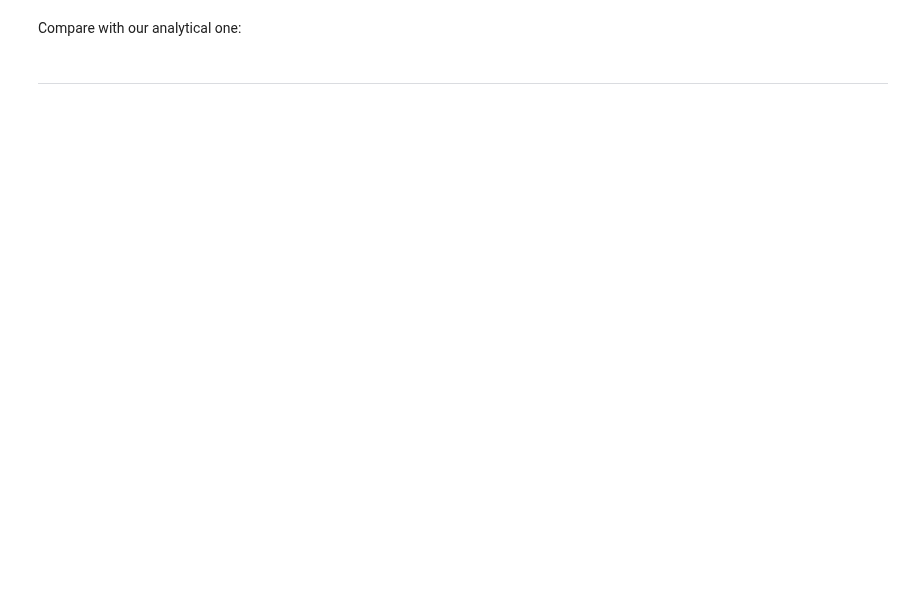
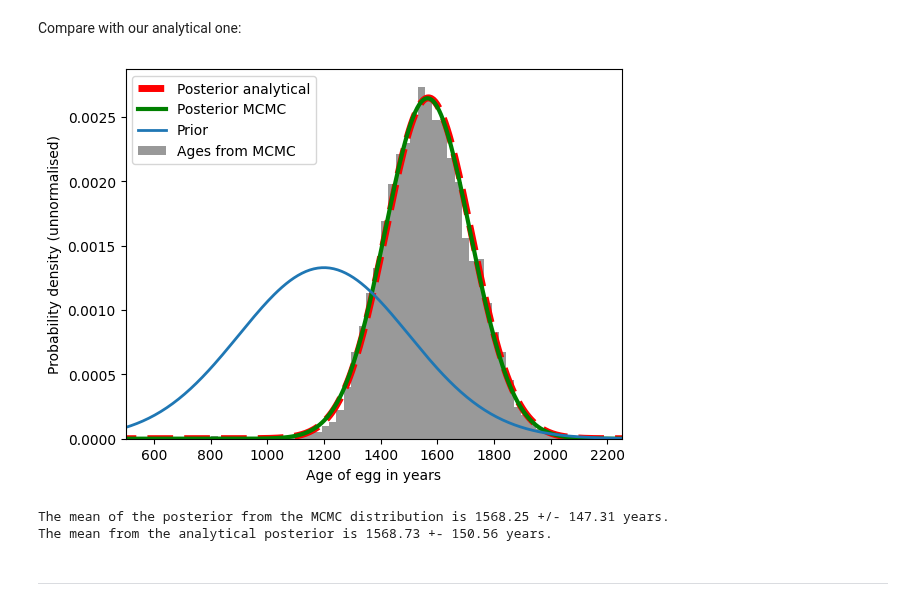
Before and after one commit to Clarke-Henshaw-Miles/extra, a Jupyter notebook: DATA SCIENCE/Chapter7Attempt.ipynb, the cells around one changed output. Drawn from its saved outputs; the diff is of its cells as text; code cells hidden in the pictures; blank space fills up the shorter version.

```diff
--- a/DATA SCIENCE/Chapter7Attempt.ipynb
+++ b/DATA SCIENCE/Chapter7Attempt.ipynb
@@ -217,11 +217,24 @@ Compare with our analytical one:
 # %%
 #analytical expression from chapter 6
 X_hat = 1568.73
 X_error_on_mean = 150.56
 posterior_ana = norm.pdf(x, X_hat, X_error_on_mean)
 
-plt.plot(x, posterior_ana, c='red', lw=3, label='Posterior analytical')
-plt.plot(x, posterior_mcmc, c='green', lw=5, label='Posterior MCMC')
-plt.plot
+plt.plot(x, posterior_ana, c='red', lw=5, ls='--', label='Posterior analytical')
+plt.plot(x, posterior_mcmc, c='green', lw=3, label='Posterior MCMC')
+plt.plot(x, prior, lw=2, label='Prior')
+plt.hist(theta_current, bins=50, density=True, alpha=0.8, color='grey', label='Ages from MCMC')
+plt.xlabel('Age of egg in years')
+plt.ylabel('Probability density (unnormalised)')
+plt.xlim(500, 2250)
+plt.legend()
+plt.show()
+
+print('The mean of the posterior from the MCMC distribution is {:.2f} +/- {:.2f} years.'.format(theta_mean_mcmc, theta_std_mcmc))
+print('The mean from the analytical posterior is {:.2f} +- {:.2f} years.'.format(X_hat, X_error_on_mean))
+# %% [output]
+[figure, added]
+The mean of the posterior from the MCMC distribution is 1568.25 +/- 147.31 years.
+The mean from the analytical posterior is 1568.73 +- 150.56 years.
 # %% [markdown]
 ***
```
Also changed, not shown: parts of 6 cells of this notebook.
